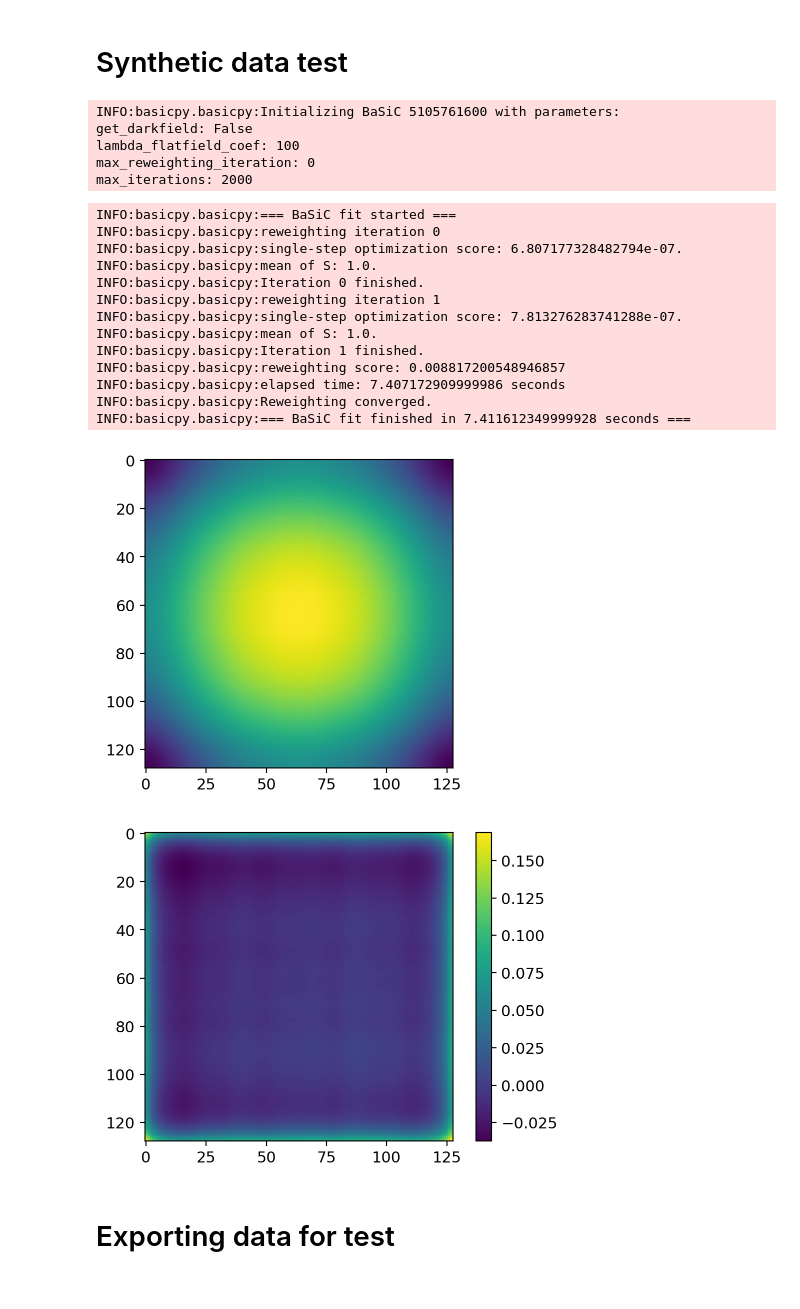
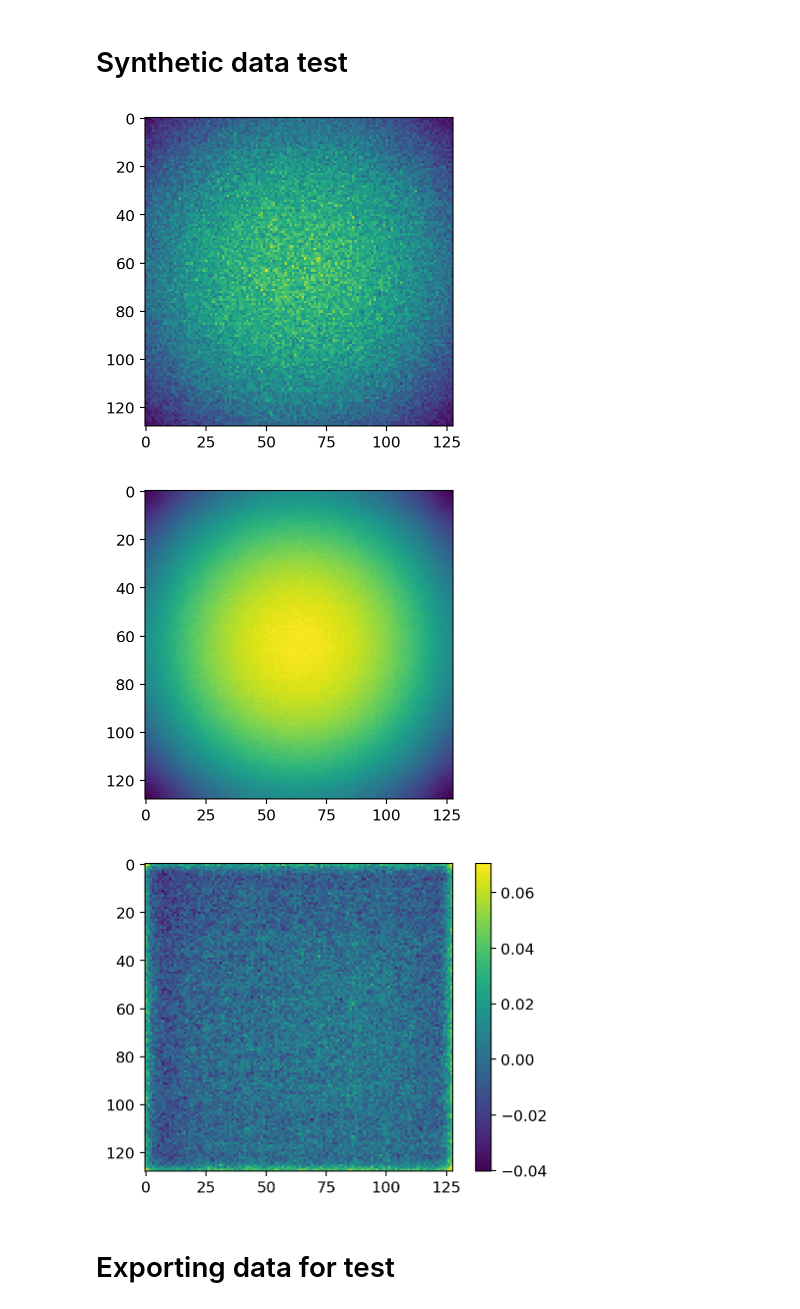
Before and after one commit to peng-lab/BaSiCPy, a Jupyter notebook: misc_notebooks/organize_test_data.ipynb, the cells around one changed output. Cells and saved outputs as stored; diff of their text form; code cells hidden in the pictures.

```diff
--- a/misc_notebooks/organize_test_data.ipynb
+++ b/misc_notebooks/organize_test_data.ipynb
@@ -17,47 +10,36 @@ the value of the environment variable BASIC_DCT_BACKEND is not in ["JAX","SCIPY"
 # %% [markdown]
 # Synthetic data test
 # %%
-n_images = 8
-basic = BaSiC(get_darkfield=False,lambda_flatfield_coef=100,max_reweighting_iteration=0,max_iterations=2000)
+basic = BaSiC(get_darkfield=False,
+                lambda_flatfield_coef=30,
+                max_reweighting_iteration=0,
+                max_iterations=2000)
+
 
 """Generate a parabolic gradient to simulate uneven illumination"""
 # Create a gradient
+n_images = 8
 size = basic.working_size
 grid = np.meshgrid(*(2 * (np.linspace(-size // 2 + 1, size // 2, size),)))
 gradient = sum(d**2 for d in grid)
 gradient = 0.01 * (np.max(gradient) - gradient) + 10
 gradient_int = gradient.astype(np.uint8)
 
 # Ground truth, for correctness checking
 truth = gradient / gradient.mean()
 
 # Create an image stack and add poisson noise
 synthetic_images = np.random.poisson(lam=gradient_int.flatten(), size=(n_images, size**2)).reshape((n_images, size, size))
+plt.imshow(synthetic_images[0])
+plt.show()
+
+
+"""Fit with BaSiC"""
+basic.fit(synthetic_images)
+plt.imshow(basic.flatfield)
+plt.show()
+plt.imshow(basic.flatfield-truth) ; plt.colorbar() ; plt.show()
 # %% [output]
-INFO:basicpy.basicpy:Initializing BaSiC 5105761600 with parameters:
-get_darkfield: False
-lambda_flatfield_coef: 100
-max_reweighting_iteration: 0
-max_iterations: 2000
+[figure, added]
+[figure, added]
+[figure, added]
-# %%
-"""Fit with BaSiC"""
-basic.fit(synthetic_images)
-plt.imshow(basic.flatfield[0])
-plt.show()
-plt.imshow(basic.flatfield[0]-truth) ; plt.colorbar() ; plt.show()
-# %% [output]
-INFO:basicpy.basicpy:=== BaSiC fit started ===
-INFO:basicpy.basicpy:reweighting iteration 0
-INFO:basicpy.basicpy:single-step optimization score: 6.807177328482794e-07.
-INFO:basicpy.basicpy:mean of S: 1.0.
-INFO:basicpy.basicpy:Iteration 0 finished.
-INFO:basicpy.basicpy:reweighting iteration 1
-INFO:basicpy.basicpy:single-step optimization score: 7.813276283741288e-07.
-INFO:basicpy.basicpy:mean of S: 1.0.
-INFO:basicpy.basicpy:Iteration 1 finished.
-INFO:basicpy.basicpy:reweighting score: 0.008817200548946857
-INFO:basicpy.basicpy:elapsed time: 7.407172909999986 seconds
-INFO:basicpy.basicpy:Reweighting converged.
-INFO:basicpy.basicpy:=== BaSiC fit finished in 7.411612349999928 seconds ===
-[figure, removed]
-[figure, removed]
```
Also changed, not shown: parts of 3 cells of this notebook.
